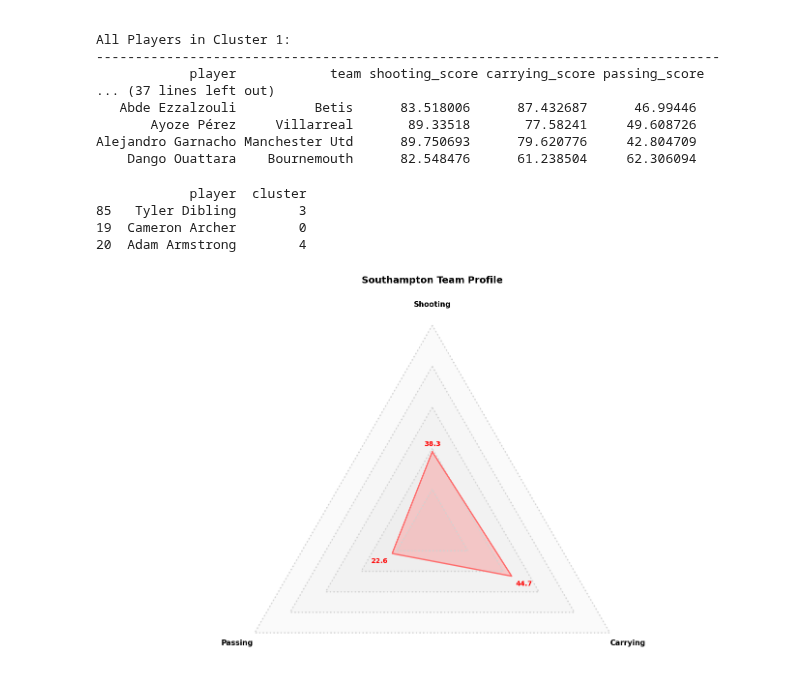
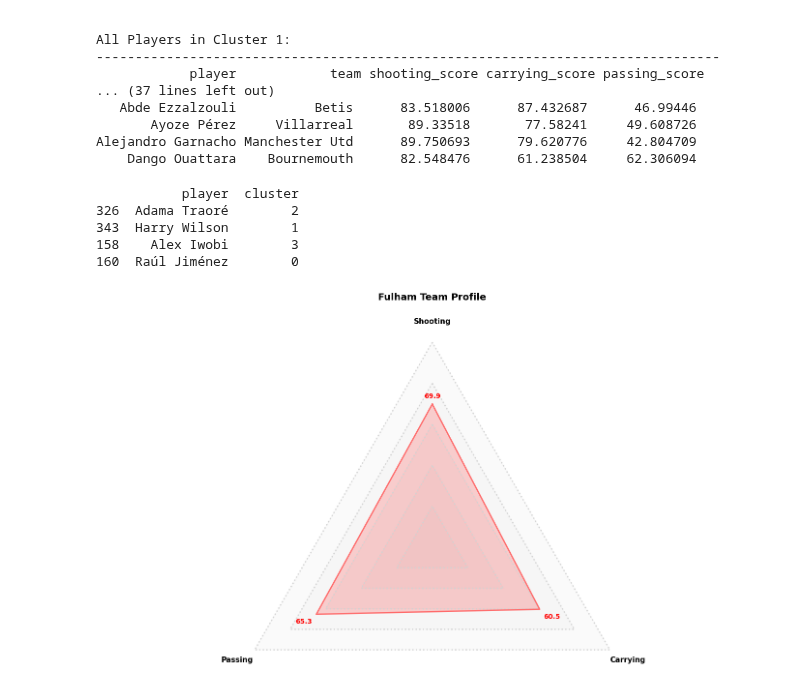
Before and after one commit to louis-porter/football-analytics, a Jupyter notebook: blog-posts/deep-dives/triple-threat-forwards/triple-threat-forwards.ipynb, the cells around one changed output. Drawn from its saved outputs; the diff is of its cells as text; code cells hidden in the pictures.

```diff
--- a/blog-posts/deep-dives/triple-threat-forwards/triple-threat-forwards.ipynb
+++ b/blog-posts/deep-dives/triple-threat-forwards/triple-threat-forwards.ipynb
@@ -731,7 +730,7 @@ import numpy as np
 from matplotlib.patches import Patch
 
 # Filter team data
-team = "Southampton"
+team = "Fulham"
 team_data = df_clustered[df_clustered['team'] == team]
 
 print(team_data[["player", "cluster"]])
@@ -796,35 +795,36 @@ for i, (x, y, value) in enumerate(zip(x_coords, y_coords, values)):
     if i == 0:  # Top point
         y_adj = y + offset
         ha = 'center'
         va = 'bottom'
     elif i == 1:  # Bottom left point
         x_adj = x - offset
         y_adj = y - offset
         ha = 'right'
         va = 'top'
     else:  # Bottom right point
         x_adj = x + offset
         y_adj = y - offset
         ha = 'left'
         va = 'top'
 
     plt.text(x_adj if i > 0 else x,
             y_adj,
             f'{value:.1f}',
             ha=ha,
             va=va,
             fontsize=10,
             fontweight='bold',
             color='red')
 
 plt.title(f'{team} Team Profile', pad=40, fontsize=14, fontweight='bold')
 plt.axis('equal')
 ax.set_axis_off()
 plt.tight_layout()
 plt.show()
 # %% [output]
-            player  cluster
-85   Tyler Dibling        3
-19  Cameron Archer        0
-20  Adam Armstrong        4
+           player  cluster
+326  Adama Traoré        2
+343  Harry Wilson        1
+158    Alex Iwobi        3
+160  Raúl Jiménez        0
-[figure, old version]
+[figure, new version]
```
Also changed, not shown: parts of 4 cells of this notebook.
